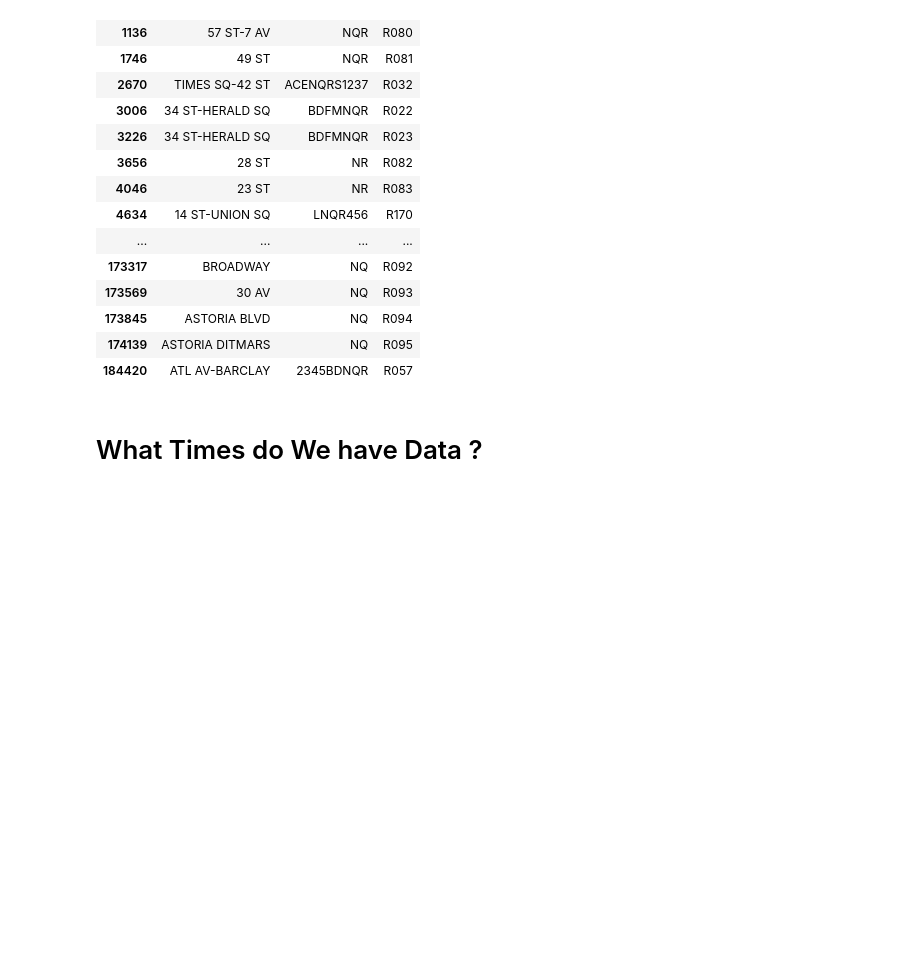
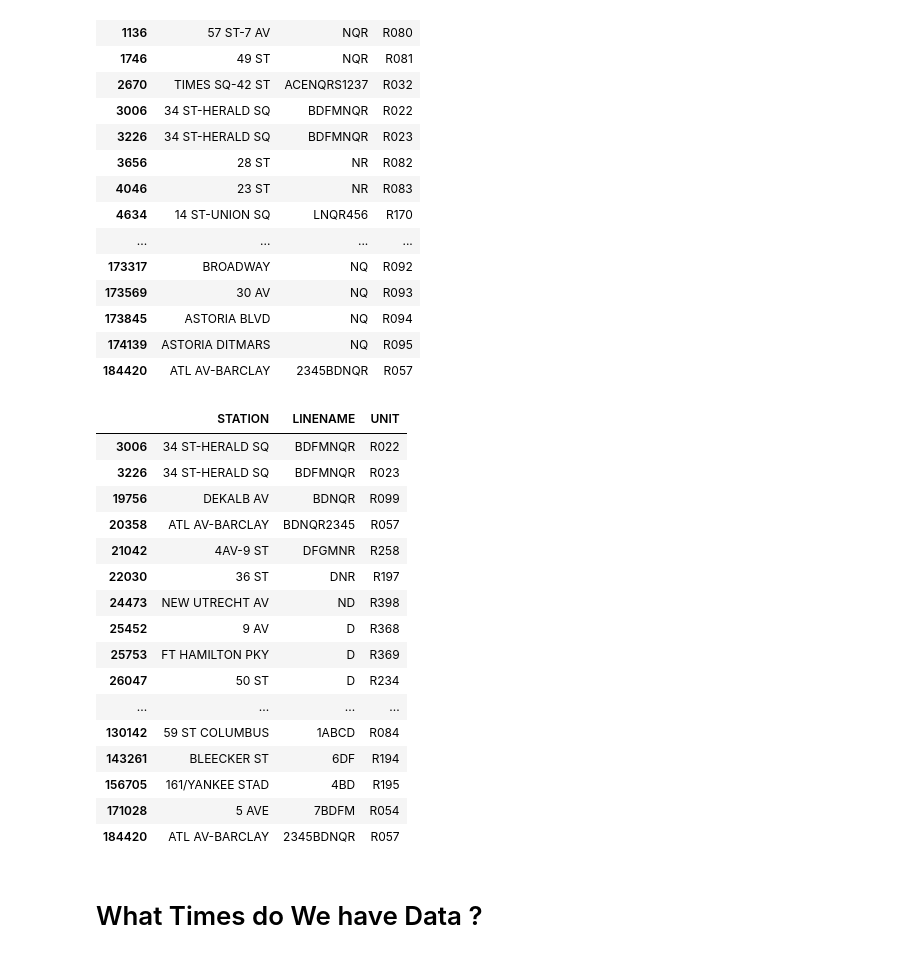
Before and after one commit to mango314/mta, a Jupyter notebook: MTA - Turnstile Data.ipynb, the cells around one changed output. Cells and saved outputs as stored; diff of their text form; code cells hidden in the pictures; blank space fills up the shorter version.

```diff
--- a/MTA - Turnstile Data.ipynb
+++ b/MTA - Turnstile Data.ipynb
@@ -35,6 +35,27 @@ stations[N][["STATION", "LINENAME","UNIT"]].drop_duplicates()
 | 173845 | ASTORIA BLVD | NQ | R094 |
 | 174139 | ASTORIA DITMARS | NQ | R095 |
 | 184420 | ATL AV-BARCLAY | 2345BDNQR | R057 |
+# %%
+D = stations['LINENAME'].str.contains('D')
+stations[D][["STATION", "LINENAME", "UNIT"]].drop_duplicates()
+# %% [output]
+|  | STATION | LINENAME | UNIT |
+| 3006 | 34 ST-HERALD SQ | BDFMNQR | R022 |
+| 3226 | 34 ST-HERALD SQ | BDFMNQR | R023 |
+| 19756 | DEKALB AV | BDNQR | R099 |
+| 20358 | ATL AV-BARCLAY | BDNQR2345 | R057 |
+| 21042 | 4AV-9 ST | DFGMNR | R258 |
+| 22030 | 36 ST | DNR | R197 |
+| 24473 | NEW UTRECHT AV | ND | R398 |
+| 25452 | 9 AV | D | R368 |
+| 25753 | FT HAMILTON PKY | D | R369 |
+| 26047 | 50 ST | D | R234 |
+| ... | ... | ... | ... |
+| 130142 | 59 ST COLUMBUS | 1ABCD | R084 |
+| 143261 | BLEECKER ST | 6DF | R194 |
+| 156705 | 161/YANKEE STAD | 4BD | R195 |
+| 171028 | 5 AVE | 7BDFM | R054 |
+| 184420 | ATL AV-BARCLAY | 2345BDNQR | R057 |
 # %% [markdown]
 # What Times do We have Data ?
 # %%
```
Also changed, not shown: parts of 11 cells of this notebook.
